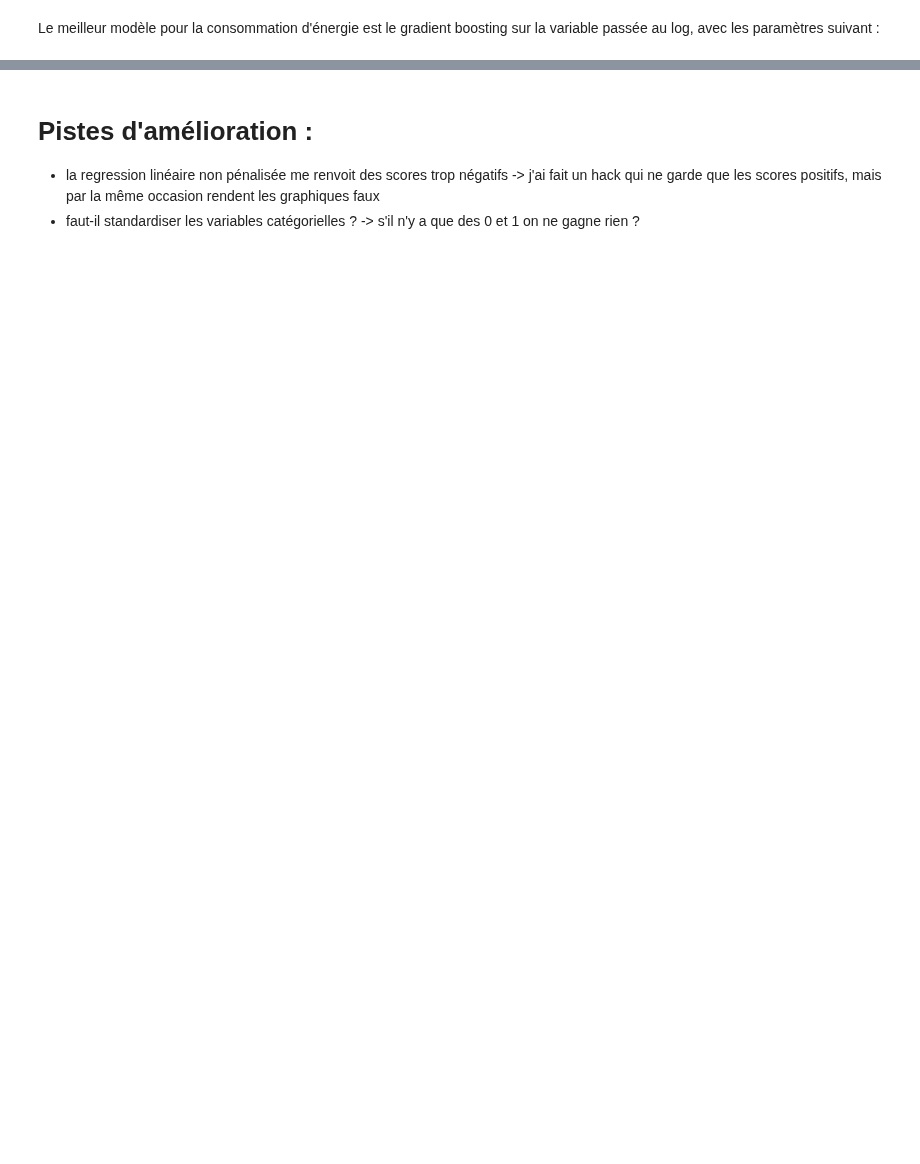
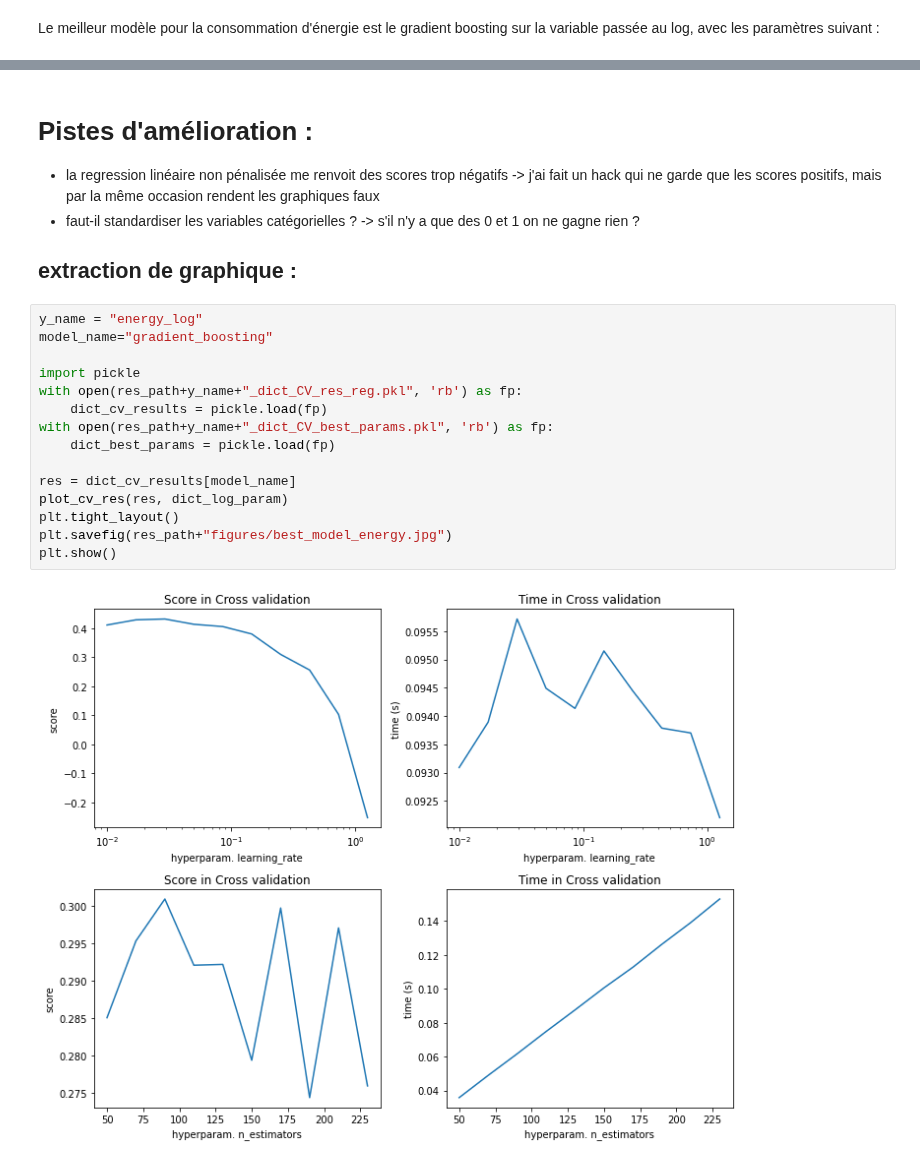
Before and after one commit to ClaireGayral/formation_openclassroom, a Jupyter notebook: P3_gayral_claire/prediction_models.ipynb, the cells around one changed output, grey strips where cells are left out. Drawn from its saved outputs; the diff is of its cells as text; blank space fills up the shorter version.

```diff
--- a/P3_gayral_claire/prediction_models.ipynb
+++ b/P3_gayral_claire/prediction_models.ipynb
@@ -437,3 +456,22 @@ train_with_best_params("co2", dict_models)["kernel_ridge"].get_params()
 # Pistes d'amélioration :
 * la regression linéaire non pénalisée me renvoit des scores trop négatifs -> j'ai fait un hack qui ne garde que les scores positifs, mais par la même occasion rendent les graphiques faux
 * faut-il standardiser les variables catégorielles ? -> s'il n'y a que des 0 et 1 on ne gagne rien ?
+
+## extraction de graphique :
+# %%
+y_name = "energy_log"
+model_name="gradient_boosting"
+
+import pickle
+with open(res_path+y_name+"_dict_CV_res_reg.pkl", 'rb') as fp:
+    dict_cv_results = pickle.load(fp)
+with open(res_path+y_name+"_dict_CV_best_params.pkl", 'rb') as fp:
+    dict_best_params = pickle.load(fp)
+
+res = dict_cv_results[model_name]
+plot_cv_res(res, dict_log_param)
+plt.tight_layout()
+plt.savefig(res_path+"figures/best_model_energy.jpg")
+plt.show()
+# %% [output]
+[figure, added]
```
Also changed, not shown: parts of 12 cells of this notebook, 4 other files.
